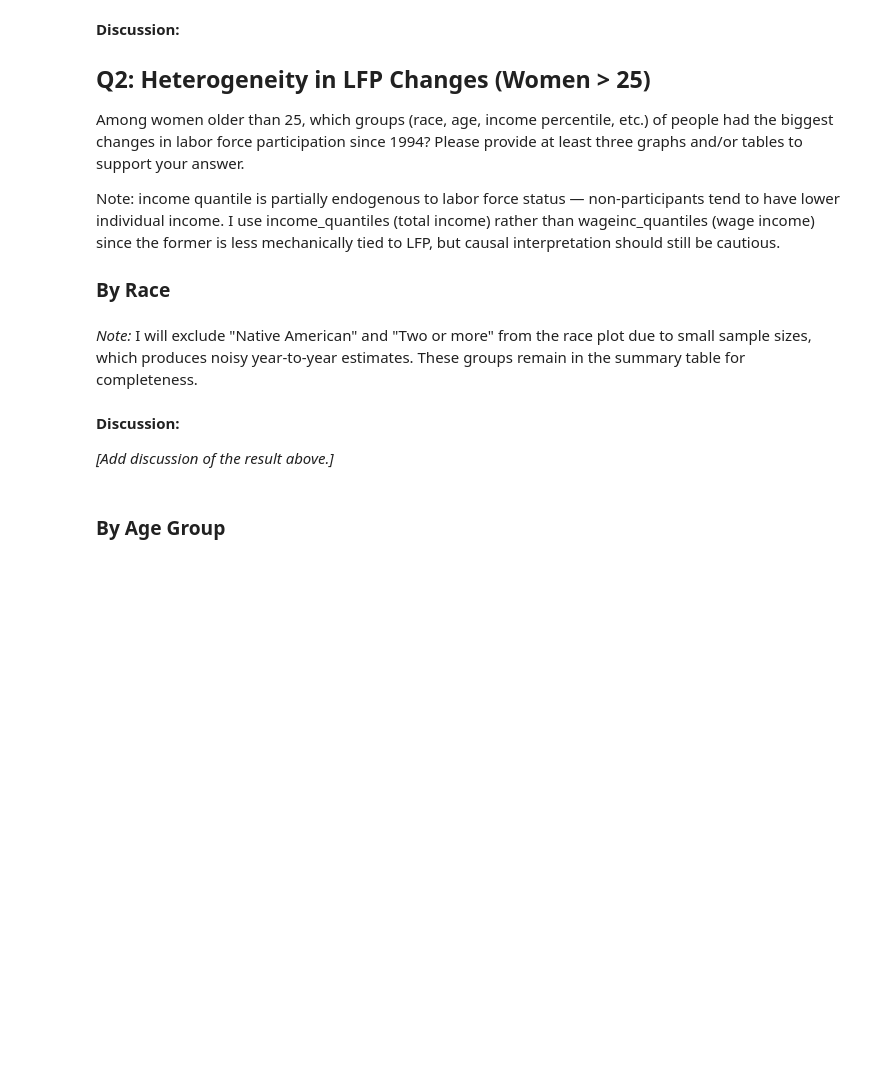
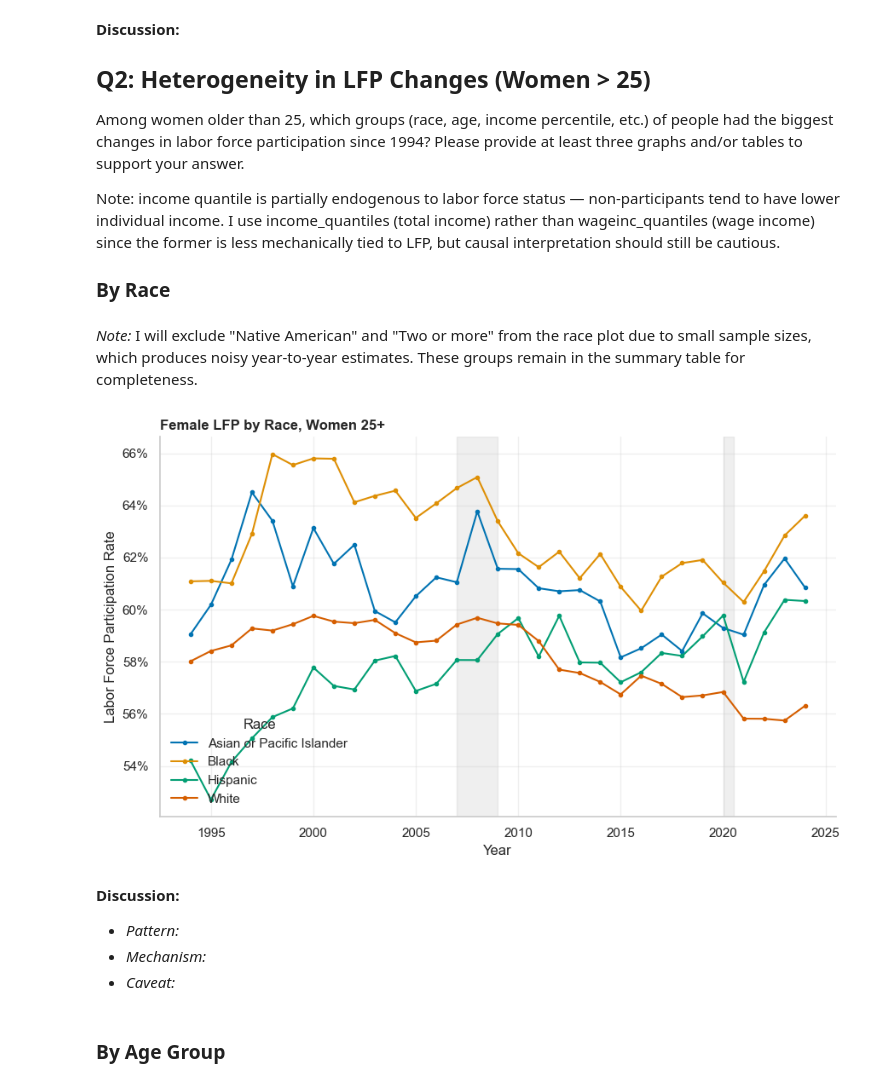
Before and after one commit to gavinjqu/predoc-practice, a Jupyter notebook: predoc_data_task/task_3/analysis.ipynb, the cells around one changed output. Saved outputs shown, nothing was run; the diff lists cells and outputs as text; code cells hidden in the pictures; blank space fills up the shorter version.

```diff
--- a/predoc_data_task/task_3/analysis.ipynb
+++ b/predoc_data_task/task_3/analysis.ipynb
@@ -27,3 +21,30 @@ sns.set_theme(style='whitegrid', palette='colorblind')
+# %%
+# Standardized palette + style helper (used across all plots)
+import matplotlib.ticker as mticker
+
+PAL = {
+    'primary':   '#0127b2',   # dark blue  - single-series lines
+    'accent':    '#DE8F05',   # gold       - highlighted bar, intensive-margin SS
+    'highlight': '#b605de',   # purple     - treated / college cohort
+    'control':   '#deba05',   # mustard    - control / non-college
+    'cf':        '#ea241d',   # red        - DiD counterfactual line
+    'shade':     '#ce4f4f',   # red shade  - DiD gap fill
+    'neutral':   '#5A5A5A',   # gray       - annotations
+}
+PAL_CAT = sns.color_palette('colorblind', n_colors=6)
+RECESSIONS = [(2007, 2009), (2020, 2020.5)]
+
+def style_ax(ax, ylabel, title, percent=True, recessions=True, xlabel='Year'):
+    if recessions:
+        for s, e in RECESSIONS:
+            ax.axvspan(s, e, alpha=0.12, color='gray', zorder=0)
+    if percent:
+        ax.yaxis.set_major_formatter(mticker.PercentFormatter(xmax=1, decimals=0))
+    ax.set_xlabel(xlabel)
+    ax.set_ylabel(ylabel)
+    ax.set_title(title, loc='left', fontsize=12, fontweight='bold')
+    ax.spines[['top', 'right']].set_visible(False)
+    ax.grid(True, alpha=0.3)
 # %% [markdown]
 
 
@@ -249,30 +338,24 @@ def lfp_by_year_group(data, group_col):
 # %%
 race_keep = ['White', 'Black', 'Hispanic', 'Asian or Pacific Islander']
 lfp_race = lfp_by_year_group(
     df_w25.loc[df_w25['race'].isin(race_keep)],
     'race'
 )
 
 fig, ax = plt.subplots(figsize=(9, 5.5))
-lfp_race.plot(ax=ax, marker='o', markersize=3, linewidth=1.5)
-
-ax.axvspan(2007, 2009, alpha=0.12, color='gray', zorder=0)
-ax.axvspan(2020, 2020.5, alpha=0.12, color='gray', zorder=0)
-
-ax.yaxis.set_major_formatter(mticker.PercentFormatter(xmax=1, decimals=0))
-ax.set_xlabel('Year')
-ax.set_ylabel('Labor Force Participation Rate')
-ax.set_title('Female LFP by Race, Women 25+', loc='left',
-             fontsize=12, fontweight='bold')
+lfp_race.plot(ax=ax, marker='o', markersize=3, linewidth=1.5, color=PAL_CAT[:lfp_race.shape[1]])
 ax.legend(title='Race', frameon=False, loc='lower left')
-ax.spines[['top', 'right']].set_visible(False)
-ax.grid(True, alpha=0.3)
+style_ax(ax, ylabel='Labor Force Participation Rate', title='Female LFP by Race, Women 25+')
 plt.tight_layout()
 plt.show()
+# %% [output]
+[figure, added]
 # %% [markdown]
 **Discussion:**
 
-*[Add discussion of the result above.]*
+- *Pattern:*
+- *Mechanism:*
+- *Caveat:*
 # %% [markdown]
 
 
```
Also changed, not shown: parts of 55 cells of this notebook, 2 other files.
